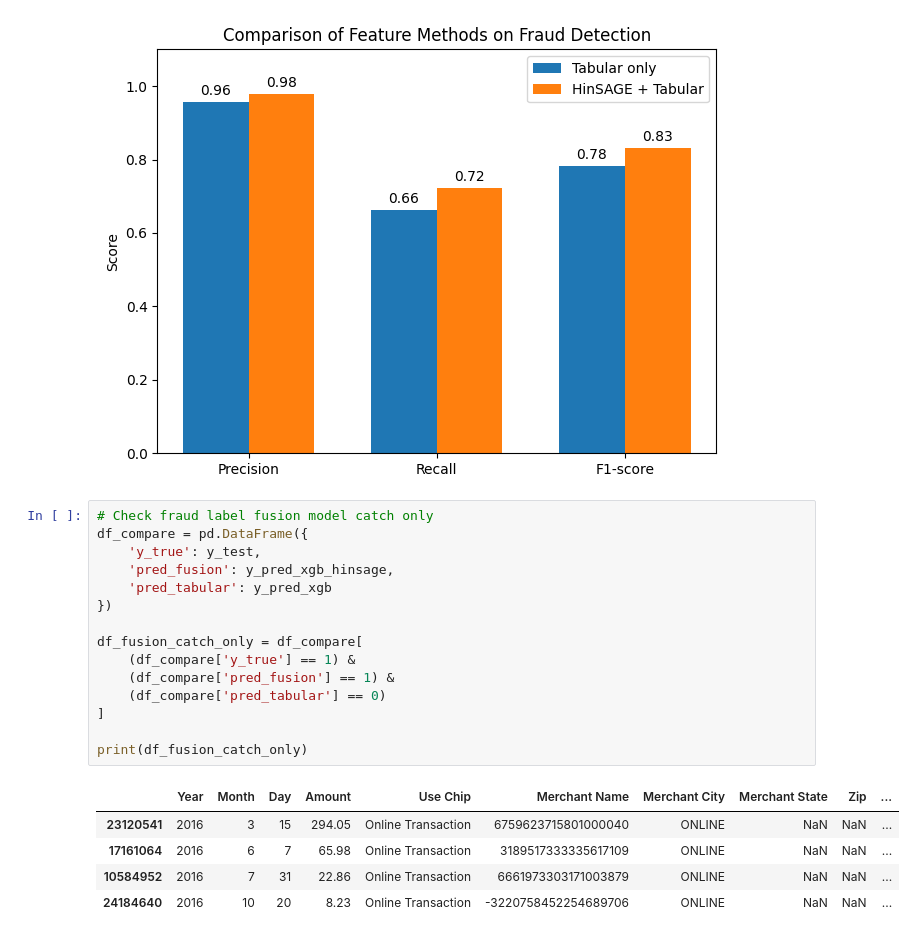
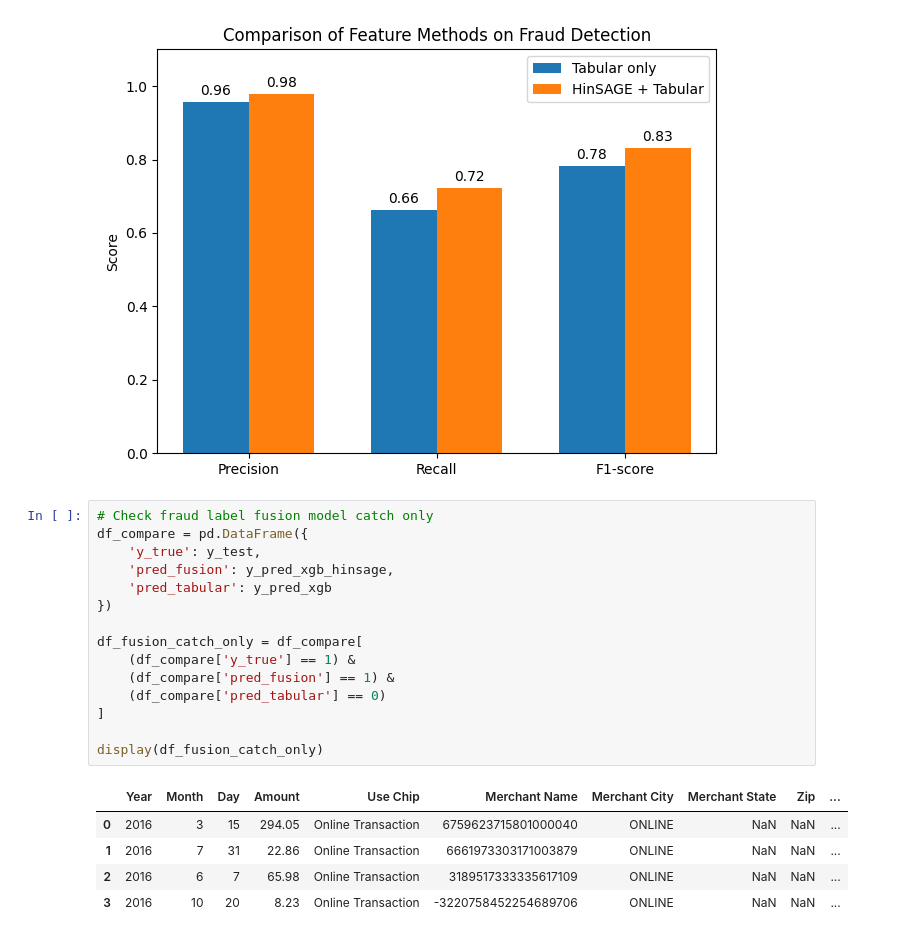
Before and after one commit to duongbk61/graph_ml_fraud, a Jupyter notebook: FusionHinSAGE.ipynb, the cells around one changed output. Drawn from its saved outputs; the diff is of its cells as text.

```diff
--- a/FusionHinSAGE.ipynb
+++ b/FusionHinSAGE.ipynb
@@ -485,22 +485,22 @@ plt.show()
 # %%
 # Check fraud label fusion model catch only
 df_compare = pd.DataFrame({
     'y_true': y_test,
     'pred_fusion': y_pred_xgb_hinsage,
     'pred_tabular': y_pred_xgb
 })
 
 df_fusion_catch_only = df_compare[
     (df_compare['y_true'] == 1) &
     (df_compare['pred_fusion'] == 1) &
     (df_compare['pred_tabular'] == 0)
 ]
 
-print(df_fusion_catch_only)
+display(df_fusion_catch_only)
 # %% [output]
 |  | Year | Month | Day | Amount | Use Chip | Merchant Name | Merchant City | Merchant State | Zip | ... |
-| 23120541 | 2016 | 3 | 15 | 294.05 | Online Transaction | 6759623715801000040 | ONLINE | NaN | NaN | ... |
-| 17161064 | 2016 | 6 | 7 | 65.98 | Online Transaction | 3189517333335617109 | ONLINE | NaN | NaN | ... |
-| 10584952 | 2016 | 7 | 31 | 22.86 | Online Transaction | 6661973303171003879 | ONLINE | NaN | NaN | ... |
-| 24184640 | 2016 | 10 | 20 | 8.23 | Online Transaction | -3220758452254689706 | ONLINE | NaN | NaN | ... |
+| 0 | 2016 | 3 | 15 | 294.05 | Online Transaction | 6759623715801000040 | ONLINE | NaN | NaN | ... |
+| 1 | 2016 | 7 | 31 | 22.86 | Online Transaction | 6661973303171003879 | ONLINE | NaN | NaN | ... |
+| 2 | 2016 | 6 | 7 | 65.98 | Online Transaction | 3189517333335617109 | ONLINE | NaN | NaN | ... |
+| 3 | 2016 | 10 | 20 | 8.23 | Online Transaction | -3220758452254689706 | ONLINE | NaN | NaN | ... |
 # %%
```
Also changed, not shown: parts of 1 cell of this notebook.
